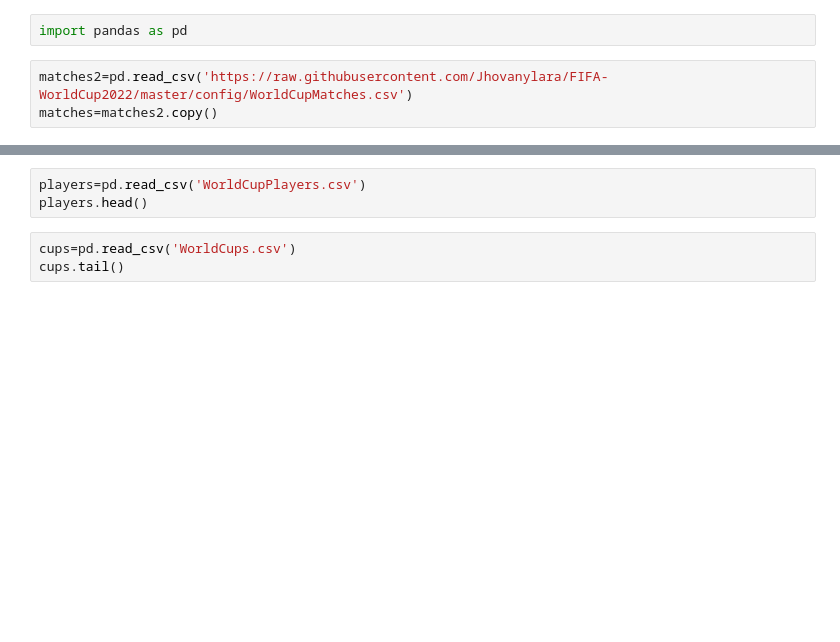
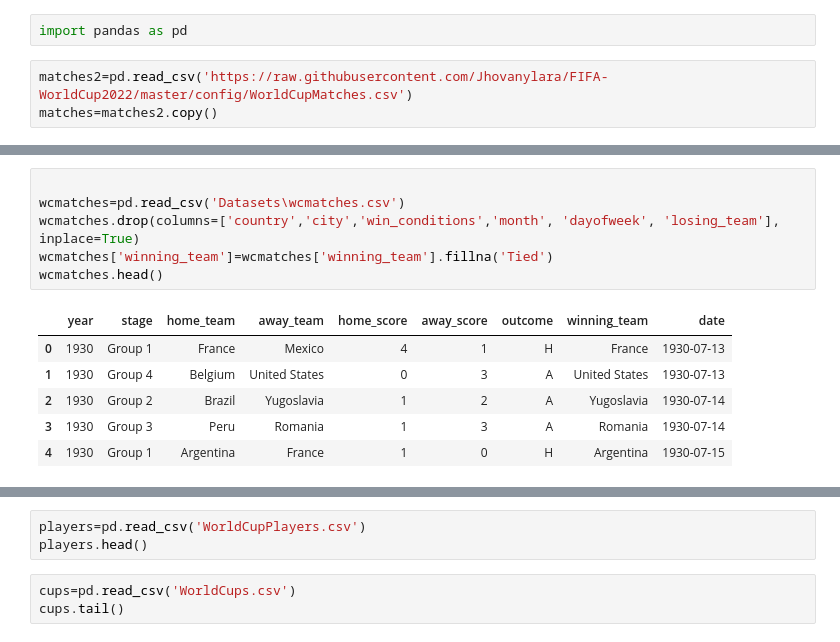
Before and after one commit to Jhovanylara/FIFA-WorldCup2022, a Jupyter notebook: FIFA.ipynb, the cells around one changed output, grey strips where cells are left out. Saved outputs shown, nothing was run; the diff lists cells and outputs as text; blank space fills up the shorter version.

```diff
--- a/FIFA.ipynb
+++ b/FIFA.ipynb
@@ -25,5 +25,18 @@ matches.tail()
 | 849 | 2014.0 | 09 Jul 2014 - 17:00 | Semi-finals | Netherlands | 0.0 | 0.0 | Argentina | ... |
 | 850 | 2014.0 | 12 Jul 2014 - 17:00 | Play-off for third place | Brazil | 0.0 | 3.0 | Netherlands | ... |
 | 851 | 2014.0 | 13 Jul 2014 - 16:00 | Final | Germany | 1.0 | 0.0 | Argentina | ... |
+# %%
+
+wcmatches=pd.read_csv('Datasets\wcmatches.csv')
+wcmatches.drop(columns=['country','city','win_conditions','month', 'dayofweek', 'losing_team'], inplace=True)
+wcmatches['winning_team']=wcmatches['winning_team'].fillna('Tied')
+wcmatches.head()
+# %% [output]
+|  | year | stage | home_team | away_team | home_score | away_score | outcome | winning_team | date |
+| 0 | 1930 | Group 1 | France | Mexico | 4 | 1 | H | France | 1930-07-13 |
+| 1 | 1930 | Group 4 | Belgium | United States | 0 | 3 | A | United States | 1930-07-13 |
+| 2 | 1930 | Group 2 | Brazil | Yugoslavia | 1 | 2 | A | Yugoslavia | 1930-07-14 |
+| 3 | 1930 | Group 3 | Peru | Romania | 1 | 3 | A | Romania | 1930-07-14 |
+| 4 | 1930 | Group 1 | Argentina | France | 1 | 0 | H | Argentina | 1930-07-15 |
 # %%
 matches.replace({'German DR':'Germany','German FR':'Germany'})
```
Also changed, not shown: parts of 13 cells of this notebook, 5 other files.
